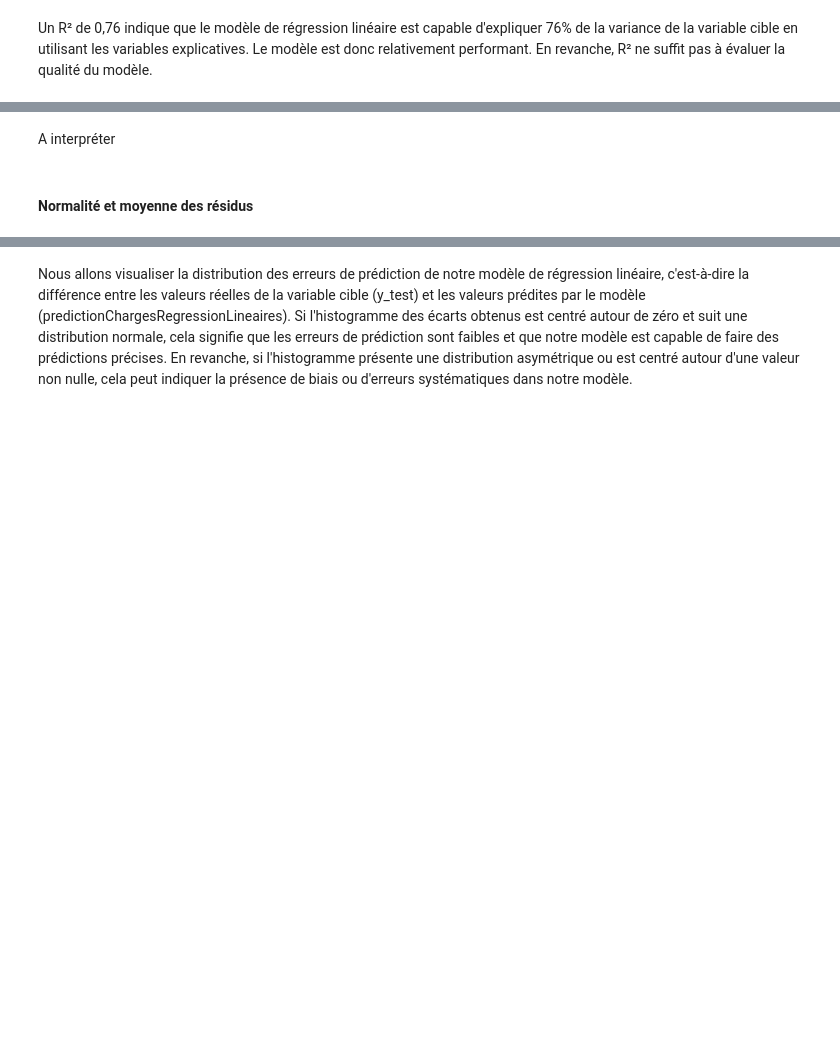
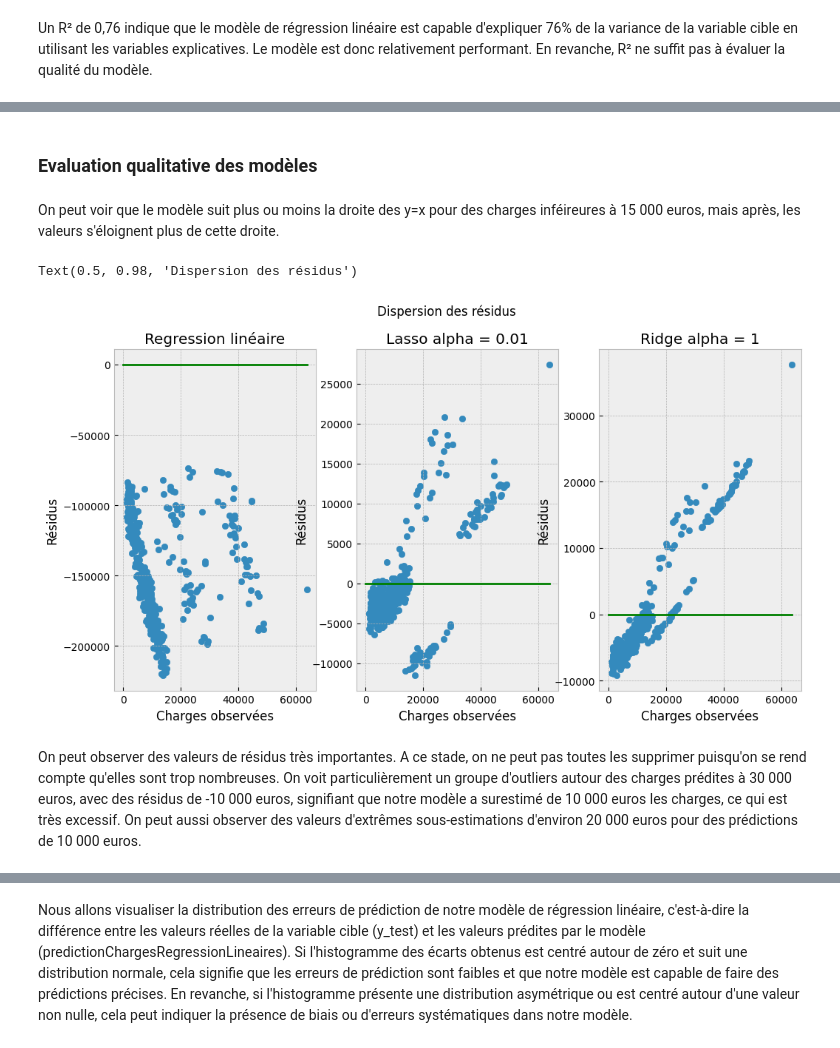
Before and after one commit to MathildeMrz/Machine_Learning, a Jupyter notebook: Medical_Costs/script.ipynb, the cells around one changed output, grey strips where cells are left out. Saved outputs shown, nothing was run; the diff lists cells and outputs as text; code cells hidden in the pictures; blank space fills up the shorter version.

Commit message:
Regression linéaire lasso et ridge

```diff
--- a/Medical_Costs/script.ipynb
+++ b/Medical_Costs/script.ipynb
@@ -221,0 +187,5 @@ LinearRegression()
+# %%
+scale = StandardScaler()
+
+X_trainScaled = scale.fit_transform(X_train)
+X_testScaled = scale.fit_transform(X_test)
@@ -274,4 +349,39 @@ Text(0, 0.5, 'Valeurs prédites par le modèle')
-# %% [markdown]
-A interpréter
-# %% [markdown]
-#### Normalité et moyenne des résidus
+# %% [markdown]
+### Evaluation qualitative des modèles
+# %% [markdown]
+On peut voir que le modèle suit plus ou moins la droite des y=x pour des charges inféireures à 15 000 euros, mais après, les valeurs s'éloignent plus de cette droite.
+# %%
+predictionChargesRegressionLineaires = modeleRegressionLineaireLasso.predict(X_test)
+predictionChargesRegressionLineairesLasso = modeleRegressionLineaireLasso.predict(X_testScaled)
+predictionChargesRegressionLineairesRidge = modeleRegressionLineaireRidge.predict(X_testScaled)
+# %%
+residusRegressionLineaire = y_test - predictionChargesRegressionLineaires
+residusRegressionLasso = y_test - predictionChargesRegressionLineairesLasso
+residusRegressionRidge = y_test - predictionChargesRegressionLineairesRidge
+
+
+fig, axes = plt.subplots(1, 3, figsize=(12, 6)) # spécifie la taille de la figure
+axes[0].scatter(y_test, residusRegressionLineaire)
+axes[0].set_xlabel("Charges observées")
+axes[0].set_ylabel("Résidus")
+axes[0].set_title("Regression linéaire")
+axes[0].plot([0, max(y_test)], [0, 0], color='g')
+
+axes[1].scatter(y_test, residusRegressionLasso)
+axes[1].set_xlabel("Charges observées")
+axes[1].set_ylabel("Résidus")
+axes[1].set_title("Lasso alpha = {}".format(best_alpha_lasso))
+axes[1].plot([0, max(y_test)], [0, 0], color='g')
+
+axes[2].scatter(y_test, residusRegressionRidge)
+axes[2].set_xlabel("Charges observées")
+axes[2].set_ylabel("Résidus")
+axes[2].set_title("Ridge alpha = {}".format(best_alpha_ridge))
+axes[2].plot([0, max(y_test)], [0, 0], color='g')
+
+fig.suptitle("Dispersion des résidus")
+# %% [output]
+Text(0.5, 0.98, 'Dispersion des résidus')
+[figure, added]
+# %% [markdown]
+On peut observer des valeurs de résidus très importantes. A ce stade, on ne peut pas toutes les supprimer puisqu'on se rend compte qu'elles sont trop nombreuses. On voit particulièrement un groupe d'outliers autour des charges prédites à 30 000 euros, avec des résidus de -10 000 euros, signifiant que notre modèle a surestimé de 10 000 euros les charges, ce qui est très excessif. On peut aussi observer des valeurs d'extrêmes sous-estimations d'environ 20 000 euros pour des prédictions de 10 000 euros.
```
Also changed, not shown: parts of 85 cells of this notebook.
